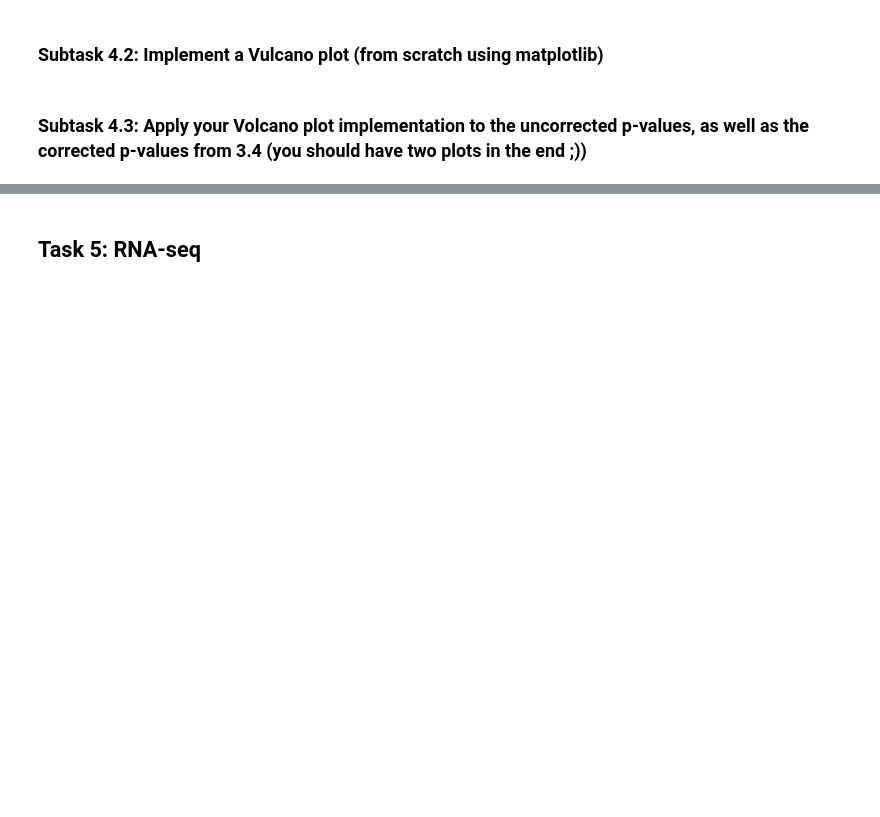
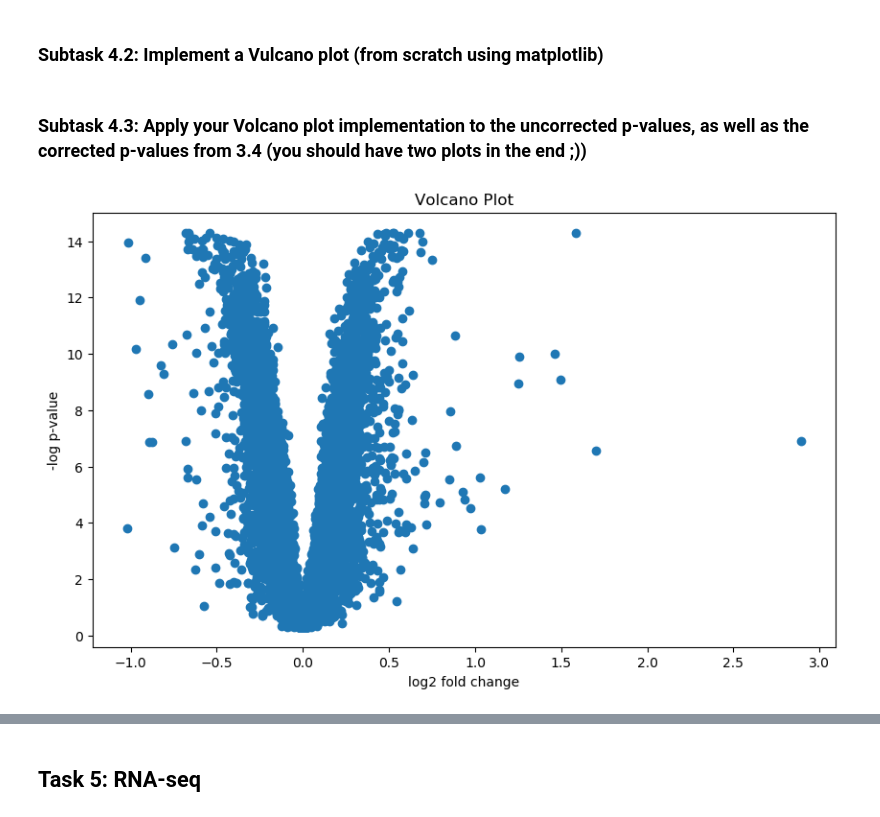
Before and after one commit to TrisKast/DataScience-Bioinformatics, a Jupyter notebook: notebooks/Day56_DE_Analysis.ipynb, the cells around one changed output, grey strips where cells are left out. Drawn from its saved outputs; the diff is of its cells as text; code cells hidden in the pictures; blank space fills up the shorter version.

Commit message:
task Volcano Plots

```diff
--- a/notebooks/Day56_DE_Analysis.ipynb
+++ b/notebooks/Day56_DE_Analysis.ipynb
@@ -517,0 +520,5 @@ Overwhelmed by these achievments (and motivated by your ever declining esteem fo
+# %%
+l2fc = pandas.DataFrame([cd_row.mean()-hfd_row.mean() for cd_row, hfd_row in zip(cd_data.values, hfd_data.values)], columns=['l2fc'])
+l2fc.index = data_multiple_corrected.index
+multiple_corrected_with_fc = data_multiple_corrected.join(l2fc)
+multiple_corrected_with_fc
@@ -518,4 +545,23 @@ Overwhelmed by these achievments (and motivated by your ever declining esteem fo
 # %% [markdown]
 ### Subtask 4.2:  Implement a Vulcano plot (from scratch using matplotlib)
+# %%
+def plot_vulcano(p,fc):
+    """
+        Draw a volcano plot from given p-values vs. the log2 Fold-Change.
+        All p-values are ploted as -log10(p-value).
+    """
+    plt.figure(figsize=(10,6), dpi=100)
+    ax = plt.gca()
+    ax.set_title('Volcano Plot')
+    ax.set_xlabel('log2 fold change')
+    ax.set_ylabel('-log p-value')
+
+    log_p = np.array([-np.log10(x) for x in p])
+    plt.scatter(-fc,log_p)
+    plt.show()
 # %% [markdown]
 ### Subtask 4.3: Apply your Volcano plot implementation to the uncorrected p-values, as well as the corrected p-values from 3.4 (you should have two plots in the end ;))
+# %%
+plot_vulcano(multiple_corrected_with_fc['mannwhitneyu pvalue'],multiple_corrected_with_fc["l2fc"].values)
+# %% [output]
+[figure, added]
```
Also changed, not shown: parts of 4 cells of this notebook.
